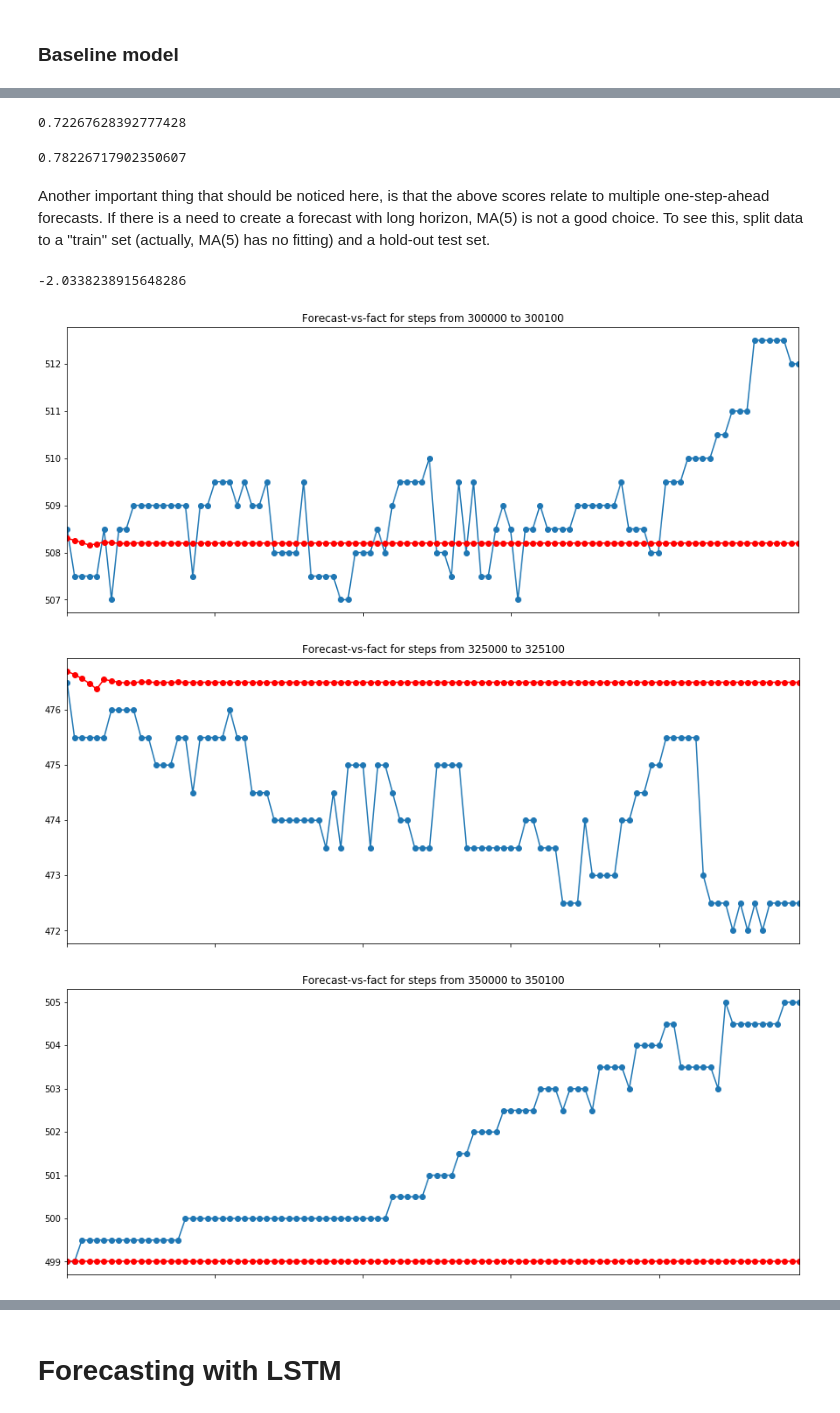
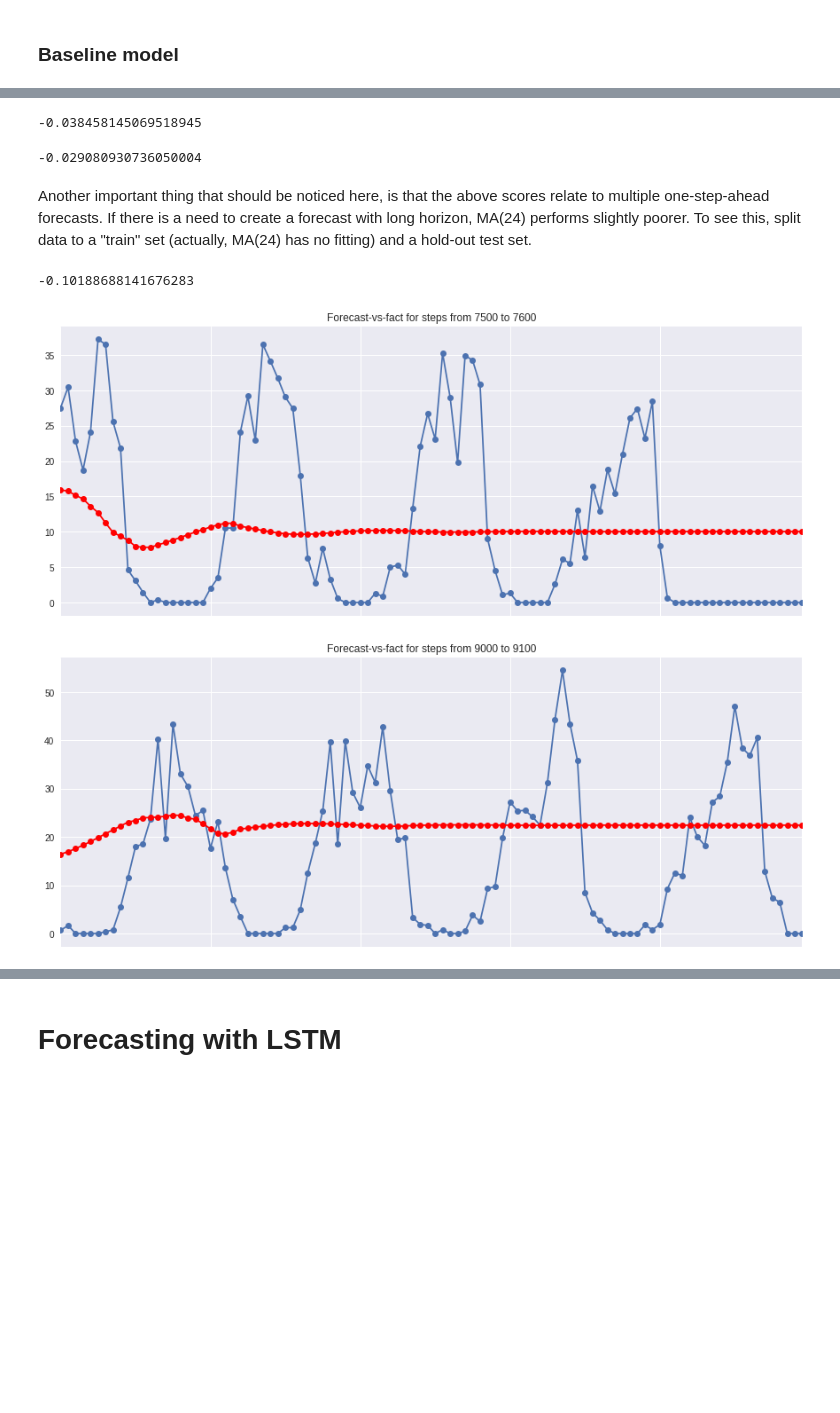
Before and after one commit to Nikolay-Lysenko/presentations, a Jupyter notebook: lstm_and_the_past/lstm_and_data_matrices_with_info_about_the_past.ipynb, the cells around one changed output, grey strips where cells are left out. Drawn from its saved outputs; the diff is of its cells as text; code cells hidden in the pictures; blank space fills up the shorter version.

```diff
--- a/lstm_and_the_past/lstm_and_data_matrices_with_info_about_the_past.ipynb
+++ b/lstm_and_the_past/lstm_and_data_matrices_with_info_about_the_past.ipynb
@@ -29,6 +28,6 @@ Here `tensorflow` is preferred over more easy-to-read `keras`, because it allows
 # %% [markdown]
 ### Data Extraction and Exploratory Analysis
 # %%
-ser = pd.read_csv('series_with_plateaus.csv', sep='\t')['value']
+ser = pd.read_csv('series_with_seasonality.csv', sep='\t')['value']
 ser.head()
 # %% [output]
@@ -57,5 +70,5 @@ Below results of MA(5) model are shown. One can try to use other window sizes
 # %%
-window_size = 5
+window_size = 24
 # %%
 ma_preds = ser.shift().rolling(window=window_size, min_periods=1).mean()
 ma_preds.iloc[0] = 0
@@ -76,41 +91,40 @@ Above score means that almost all variation of the series around its mean can be
 # %%
 r2_score(ser[-100:], ma_preds[-100:])
 # %% [output]
-0.72267628392777428
+-0.038458145069518945
 # %%
 r2_score(ser[-1100:-1000], ma_preds[-1100:-1000])
 # %% [output]
-0.78226717902350607
+-0.029080930736050004
 # %% [markdown]
-Another important thing that should be noticed here, is that the above scores relate to multiple one-step-ahead forecasts. If there is a need to create a forecast with long horizon, MA(5) is not a good choice. To see this, split data to a "train" set (actually, MA(5) has no fitting) and a hold-out test set.
+Another important thing that should be noticed here, is that the above scores relate to multiple one-step-ahead forecasts. If there is a need to create a forecast with long horizon, MA(24) performs slightly poorer. To see this, split data to a "train" set (actually, MA(24) has no fitting) and a hold-out test set.
 # %%
 horizon = 100
 train_ratio = 0.75
 train_test_frontier = int(round(train_ratio * len(ser.index), 0))
 # %%
 scores = []
-for i in tqdm(range(train_test_frontier, len(ser.index) - horizon)):
+for i in range(train_test_frontier, len(ser.index) - horizon):
     y_true = ser.iloc[i:(i + horizon)]
     y_hat = ser.iloc[(i - window_size):i].tolist()
     for j in range(horizon):
         y_hat.append(sum(y_hat[-window_size:]) / window_size)
 
     y_hat = y_hat[window_size:]
     score = r2_score(y_true, y_hat)
     scores.append(score)
 
-    if i % 25000 == 0:
+    if i % 1500 == 0:
         fig = plt.figure(figsize=(15, 6))
         ax = fig.add_subplot(111)
         ax.set_title('Forecast-vs-fact for steps from {} to {}'.format(i, i + horizon))
         ax.set_xticklabels([])
 
         y_true.plot(ax=ax, marker='o')
         pd.Series(y_hat, index=y_true.index).plot(ax=ax, c='red', marker='o')
 
 sum(scores) / len(scores)
 # %% [output]
--2.0338238915648286
+-0.10188688141676283
-[figure, old version]
+[figure, new version]
-[figure, old version]
+[figure, new version]
-[figure, removed]
```
Also changed, not shown: parts of 19 cells of this notebook, 2 other files.
